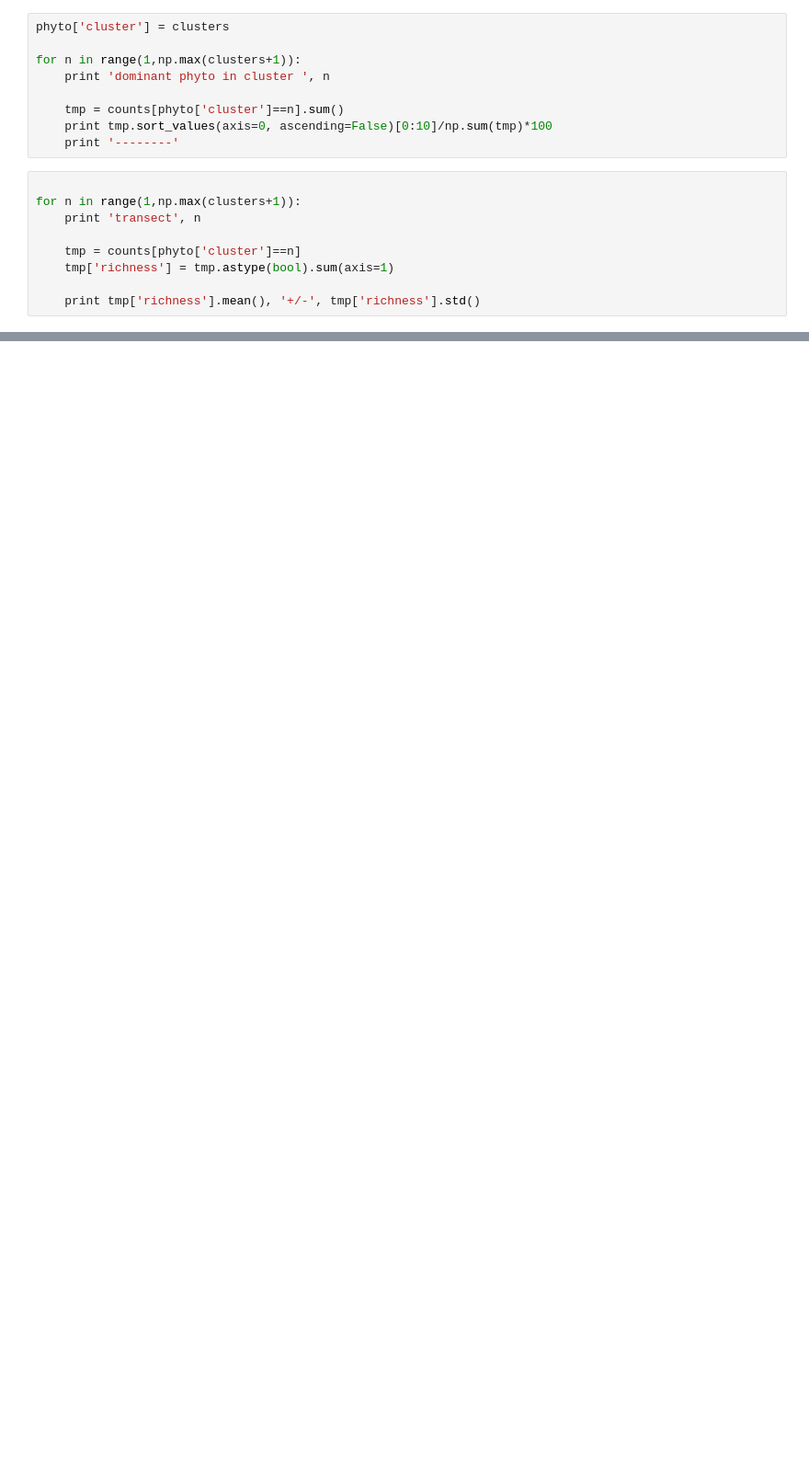
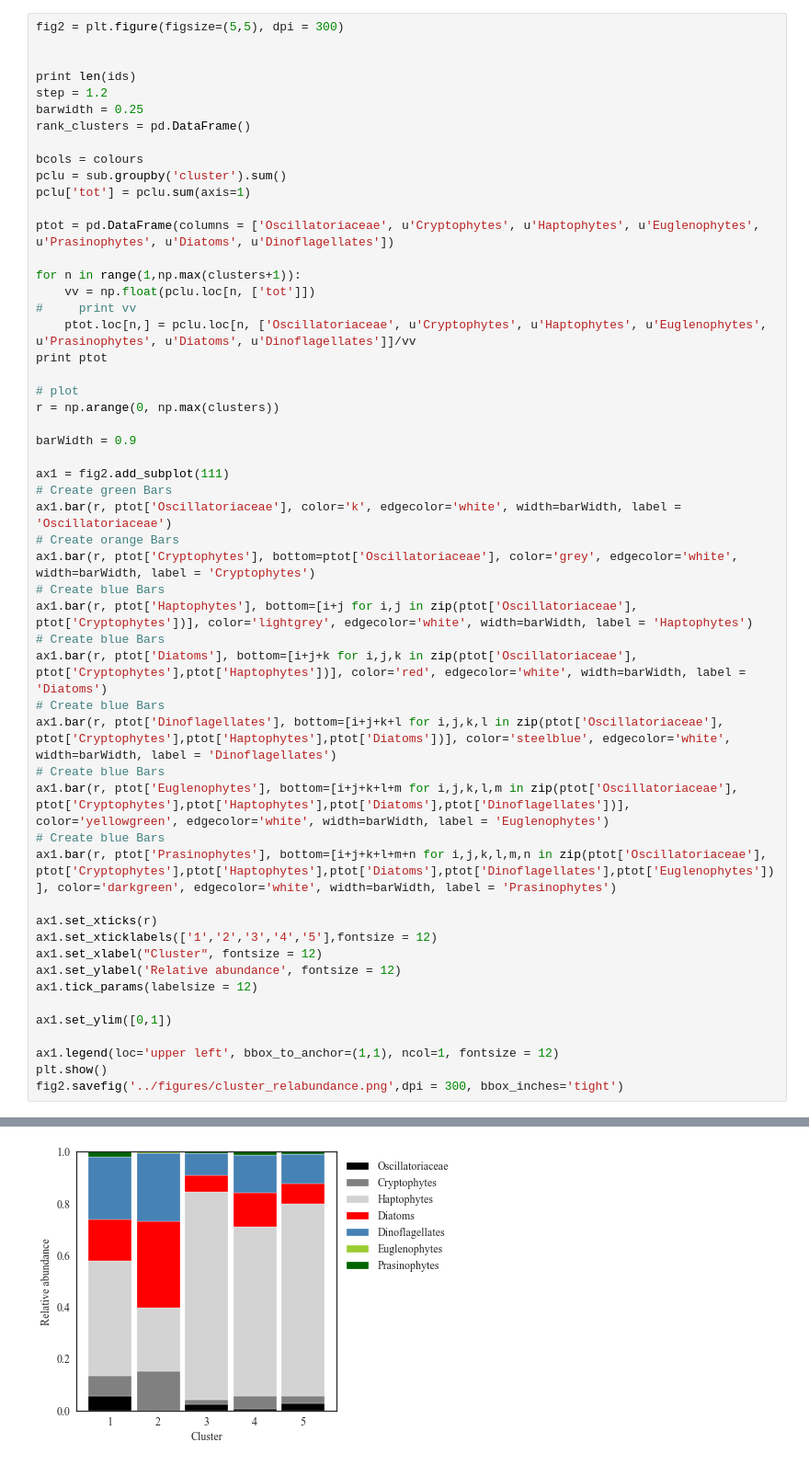
Before and after one commit to sophieclayton/kuroshio_chapter, a Jupyter notebook: phyto_clustering.ipynb, the cells around one changed output, grey strips where cells are left out. Shown at 92% size. Saved outputs shown, nothing was run; the diff lists cells and outputs as text; blank space fills up the shorter version.

```diff
--- a/phyto_clustering.ipynb
+++ b/phyto_clustering.ipynb
@@ -171,18 +310,54 @@ pd.unique(clusters)
-# %%
-phyto['cluster'] = clusters
-
-for n in range(1,np.max(clusters+1)):
-    print 'dominant phyto in cluster ', n
-
-    tmp = counts[phyto['cluster']==n].sum()
-    print tmp.sort_values(axis=0, ascending=False)[0:10]/np.sum(tmp)*100
-    print '--------'
-# %%
-
-for n in range(1,np.max(clusters+1)):
-    print 'transect', n
-
-    tmp = counts[phyto['cluster']==n]
-    tmp['richness'] = tmp.astype(bool).sum(axis=1)
-
-    print tmp['richness'].mean(), '+/-', tmp['richness'].std()
+# %%
+fig2 = plt.figure(figsize=(5,5), dpi = 300)
+
+
+print len(ids)
+step = 1.2
+barwidth = 0.25
+rank_clusters = pd.DataFrame()
+
+bcols = colours
+pclu = sub.groupby('cluster').sum()
+pclu['tot'] = pclu.sum(axis=1)
+
+ptot = pd.DataFrame(columns = ['Oscillatoriaceae', u'Cryptophytes', u'Haptophytes', u'Euglenophytes', u'Prasinophytes', u'Diatoms', u'Dinoflagellates'])
+
+for n in range(1,np.max(clusters+1)):
+    vv = np.float(pclu.loc[n, ['tot']])
+#     print vv
+    ptot.loc[n,] = pclu.loc[n, ['Oscillatoriaceae', u'Cryptophytes', u'Haptophytes', u'Euglenophytes', u'Prasinophytes', u'Diatoms', u'Dinoflagellates']]/vv
+print ptot
+
+# plot
+r = np.arange(0, np.max(clusters))
+
+barWidth = 0.9
+
+ax1 = fig2.add_subplot(111)
+# Create green Bars
+ax1.bar(r, ptot['Oscillatoriaceae'], color='k', edgecolor='white', width=barWidth, label = 'Oscillatoriaceae')
+# Create orange Bars
+ax1.bar(r, ptot['Cryptophytes'], bottom=ptot['Oscillatoriaceae'], color='grey', edgecolor='white', width=barWidth, label = 'Cryptophytes')
+# Create blue Bars
+ax1.bar(r, ptot['Haptophytes'], bottom=[i+j for i,j in zip(ptot['Oscillatoriaceae'], ptot['Cryptophytes'])], color='lightgrey', edgecolor='white', width=barWidth, label = 'Haptophytes')
+# Create blue Bars
+ax1.bar(r, ptot['Diatoms'], bottom=[i+j+k for i,j,k in zip(ptot['Oscillatoriaceae'], ptot['Cryptophytes'],ptot['Haptophytes'])], color='red', edgecolor='white', width=barWidth, label = 'Diatoms')
+# Create blue Bars
+ax1.bar(r, ptot['Dinoflagellates'], bottom=[i+j+k+l for i,j,k,l in zip(ptot['Oscillatoriaceae'], ptot['Cryptophytes'],ptot['Haptophytes'],ptot['Diatoms'])], color='steelblue', edgecolor='white', width=barWidth, label = 'Dinoflagellates')
+# Create blue Bars
+ax1.bar(r, ptot['Euglenophytes'], bottom=[i+j+k+l+m for i,j,k,l,m in zip(ptot['Oscillatoriaceae'], ptot['Cryptophytes'],ptot['Haptophytes'],ptot['Diatoms'],ptot['Dinoflagellates'])], color='yellowgreen', edgecolor='white', width=barWidth, label = 'Euglenophytes')
+# Create blue Bars
+ax1.bar(r, ptot['Prasinophytes'], bottom=[i+j+k+l+m+n for i,j,k,l,m,n in zip(ptot['Oscillatoriaceae'], ptot['Cryptophytes'],ptot['Haptophytes'],ptot['Diatoms'],ptot['Dinoflagellates'],ptot['Euglenophytes'])], color='darkgreen', edgecolor='white', width=barWidth, label = 'Prasinophytes')
+
+ax1.set_xticks(r)
+ax1.set_xticklabels(['1','2','3','4','5'],fontsize = 12)
+ax1.set_xlabel("Cluster", fontsize = 12)
+ax1.set_ylabel('Relative abundance', fontsize = 12)
+ax1.tick_params(labelsize = 12)
+
+ax1.set_ylim([0,1])
+
+ax1.legend(loc='upper left', bbox_to_anchor=(1,1), ncol=1, fontsize = 12)
+plt.show()
+fig2.savefig('../figures/cluster_relabundance.png',dpi = 300, bbox_inches='tight')
+# %% [output]
@@ -188,0 +378 @@ for n in range(1,np.max(clusters+1)):
+[figure, added]
```
Also changed, not shown: parts of 15 cells of this notebook, 7 other files.
